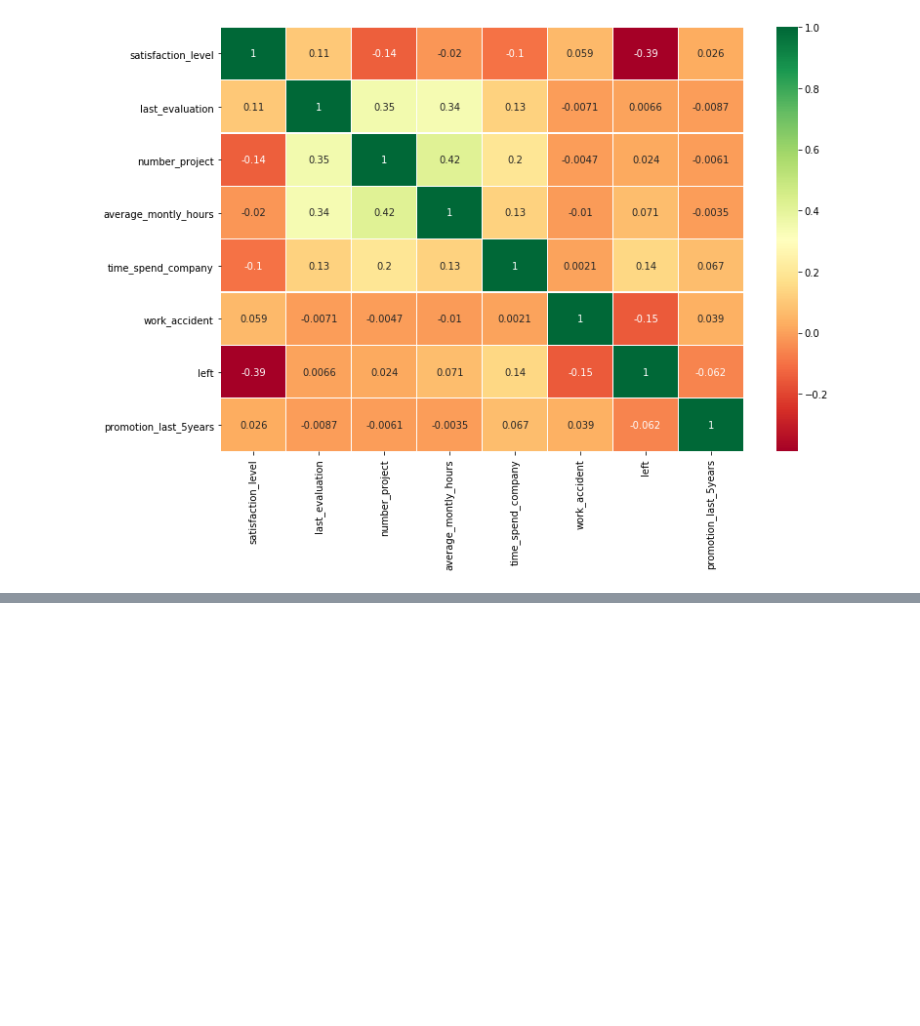
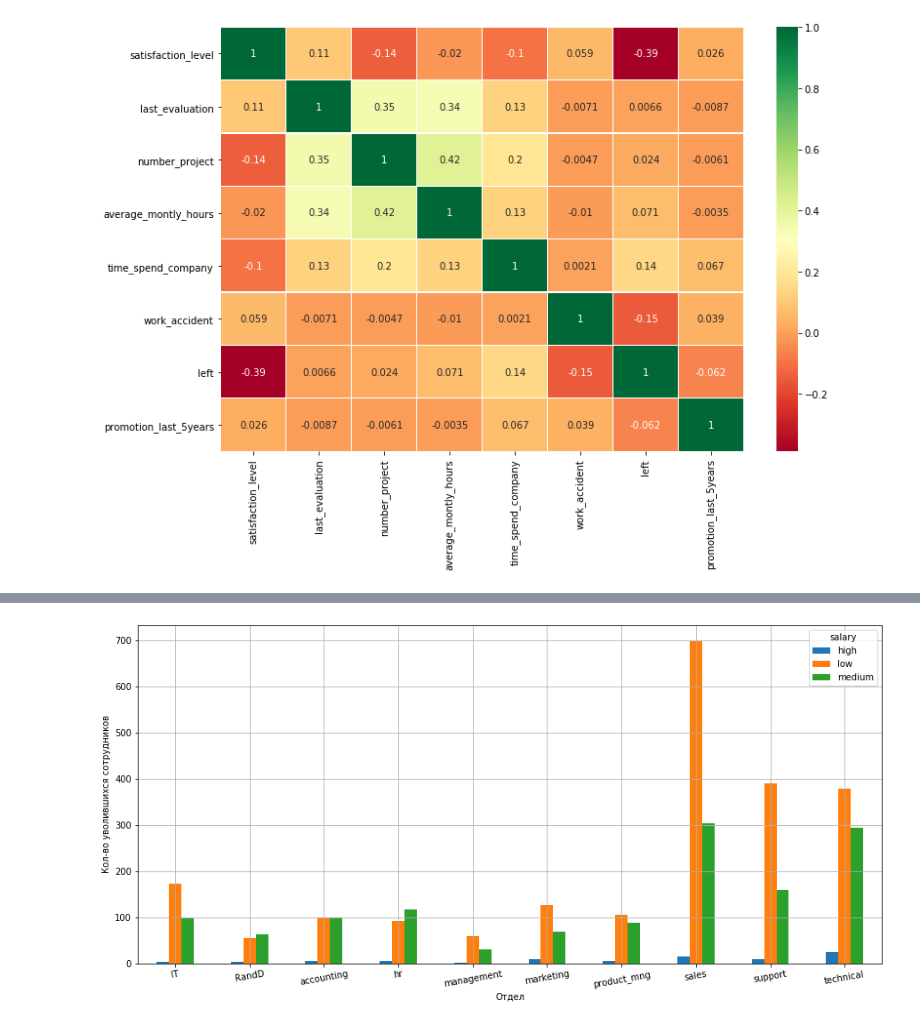
Before and after one commit to iamdenizzz/pyda-10, a Jupyter notebook: Diplom/Diplom.ipynb, the cells around one changed output, grey strips where cells are left out. Saved outputs shown, nothing was run; the diff lists cells and outputs as text; code cells hidden in the pictures; blank space fills up the shorter version.

```diff
--- a/Diplom/Diplom.ipynb
+++ b/Diplom/Diplom.ipynb
@@ -369,0 +395,20 @@ SyntaxError: invalid syntax (<ipython-input-119-7e1bbd118c36>, line 5)
+# %%
+# Как видно из графика Несчастные случаи напрямую не связаны с увольнениями с работы, т.к. кол-во уволившихся после
+# несчастных случаев незначительно. Вернемся к пункту A, чтобы понять, почему увольняется много людей с достаточно
+# средним уровнем удовлетоврения работой от 0.36 до 0.46
+# Предположим, что на это влияет работа в отделе и уровень зарплаты
+
+result10 = data.groupby(['sales','salary']).sum().sort_values(['salary'], ascending=False)
+result10['left'].unstack().plot(kind='bar')
+plt.xlabel("Отдел")
+plt.ylabel("Кол-во уволившихся сотрудников")
+plt.grid()
+plt.xticks(rotation=10)
+plt.show()
+
+# Как можно увидеть из графика, то больше всего увольняется сотрудников из отдела продаж с высокими и средними
+# зарплатами, а также из отдела поддержки и технического. Это может говорить, что сотрудники в отделе продаж и поддержки
+# увольняются из за невысокой оплаты труда, а сотрудники тех.отдела также из за условий работы, т.к. кол-во увольнений
+# при маленькой и большой зарплате достаточно близки.
+# %% [output]
+[figure, added]
```
Also changed, not shown: parts of 6 cells of this notebook.
